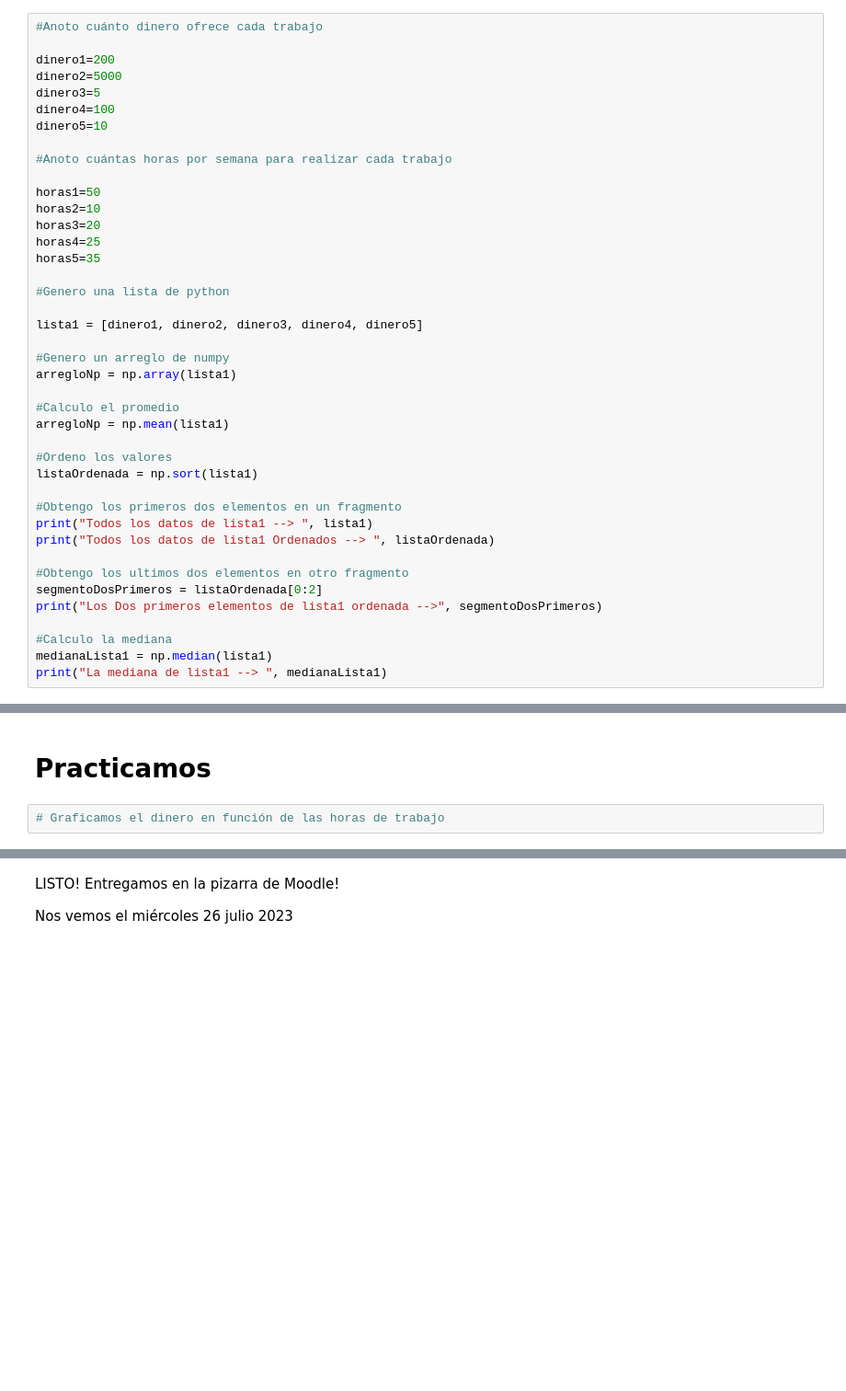
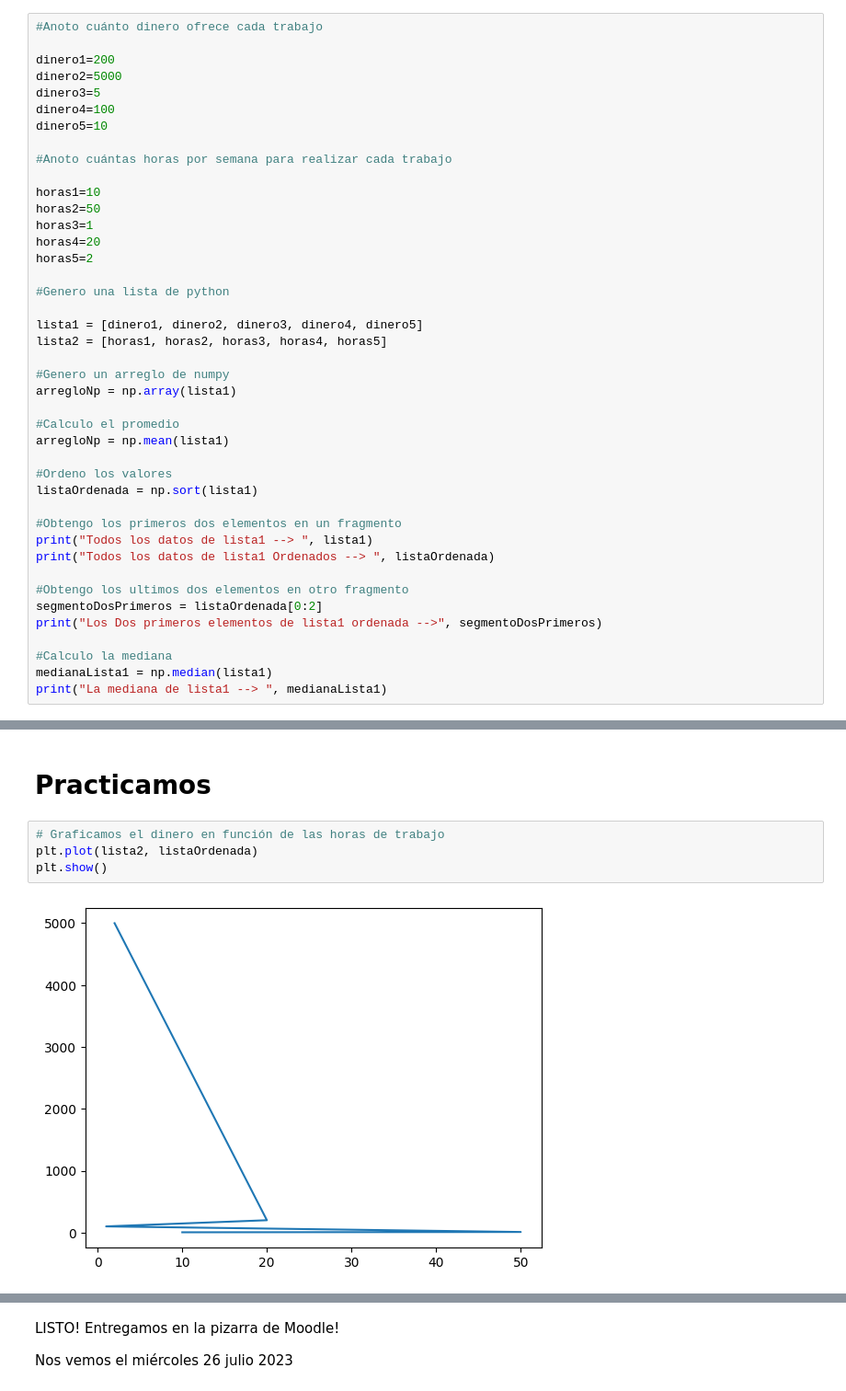
Before and after one commit to LitoLitoLito/CienciaDatosPython2023, a Jupyter notebook: 1_NumPy_Comision_4.ipynb, the cells around one changed output, grey strips where cells are left out. Shown at 92% size. Drawn from its saved outputs; the diff is of its cells as text; blank space fills up the shorter version.

```diff
--- a/1_NumPy_Comision_4.ipynb
+++ b/1_NumPy_Comision_4.ipynb
@@ -267,15 +267,16 @@ dinero5=10
 
 #Anoto cuántas horas por semana para realizar cada trabajo
 
-horas1=50
-horas2=10
-horas3=20
-horas4=25
-horas5=35
+horas1=10
+horas2=50
+horas3=1
+horas4=20
+horas5=2
 
 #Genero una lista de python
 
 lista1 = [dinero1, dinero2, dinero3, dinero4, dinero5]
+lista2 = [horas1, horas2, horas3, horas4, horas5]
 
 #Genero un arreglo de numpy
 arregloNp = np.array(lista1)
@@ -325,3 +326,7 @@ plt.show()
 # **Practicamos**
 # %%
 # Graficamos el dinero en función de las horas de trabajo
+plt.plot(lista2, listaOrdenada)
+plt.show()
+# %% [output]
+[figure, added]
```
Also changed, not shown: parts of 1 cell of this notebook.
